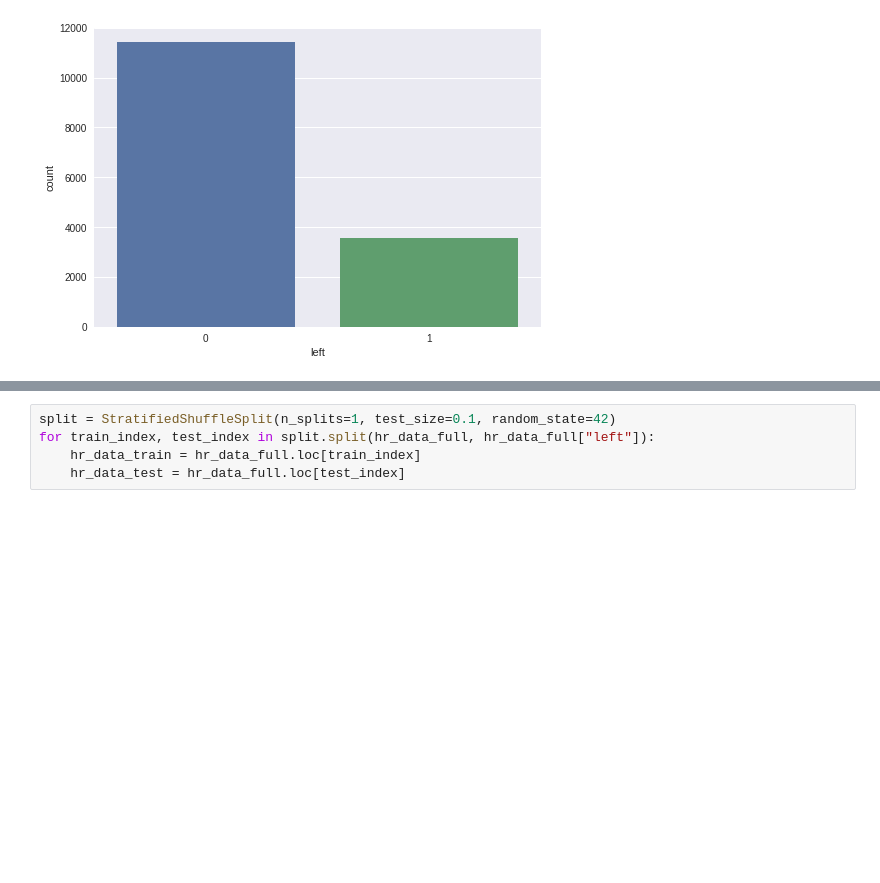
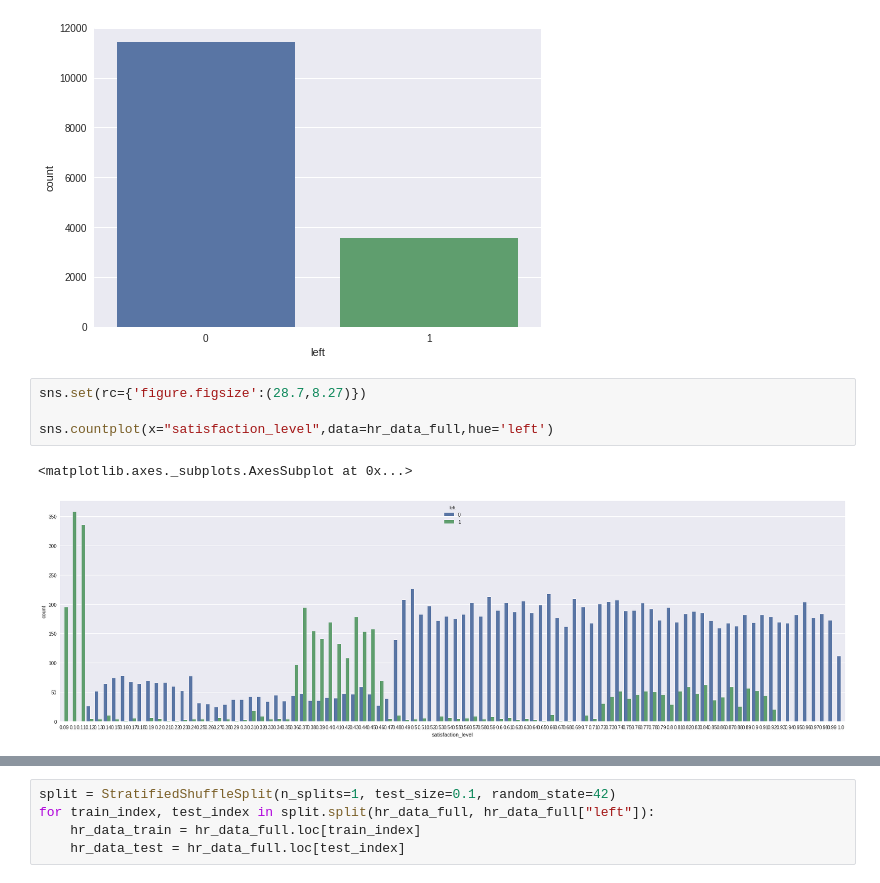
Before and after one commit to tkhan3/machinelearning, a Jupyter notebook: HR_Analytics_15000_rec.ipynb, the cells around one changed output, grey strips where cells are left out. Saved outputs shown, nothing was run; the diff lists cells and outputs as text; blank space fills up the shorter version.

```diff
--- a/HR_Analytics_15000_rec.ipynb
+++ b/HR_Analytics_15000_rec.ipynb
@@ -119,3 +119,10 @@ sns.countplot(x="left",data=hr_data_full)
 # %% [output]
 <matplotlib.axes._subplots.AxesSubplot at 0x...>
 [figure]
+# %%
+sns.set(rc={'figure.figsize':(28.7,8.27)})
+
+sns.countplot(x="satisfaction_level",data=hr_data_full,hue='left')
+# %% [output]
+<matplotlib.axes._subplots.AxesSubplot at 0x...>
+[figure, added]
```
Also changed, not shown: parts of 7 cells of this notebook.
